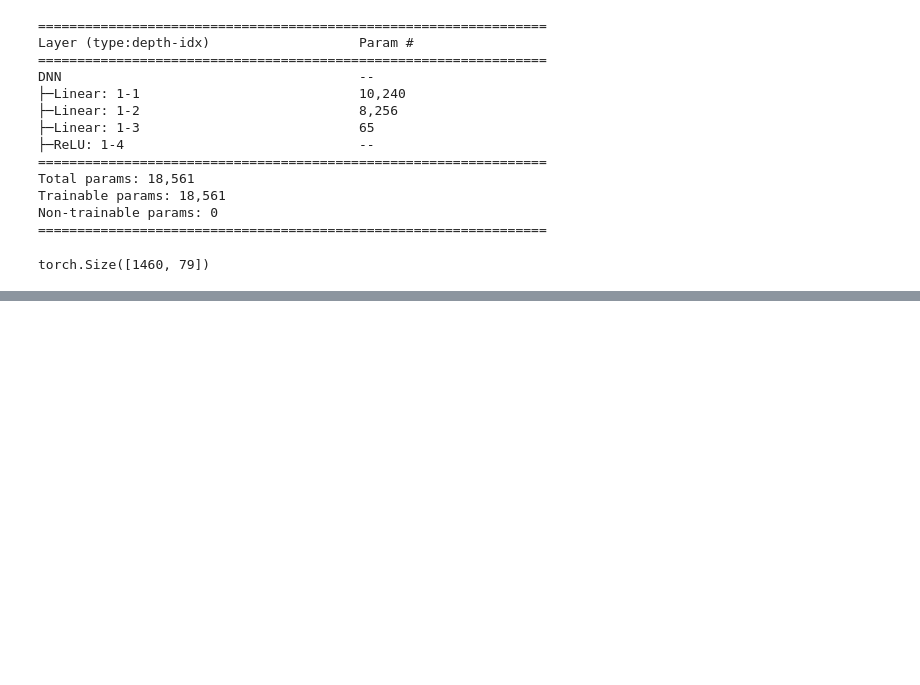
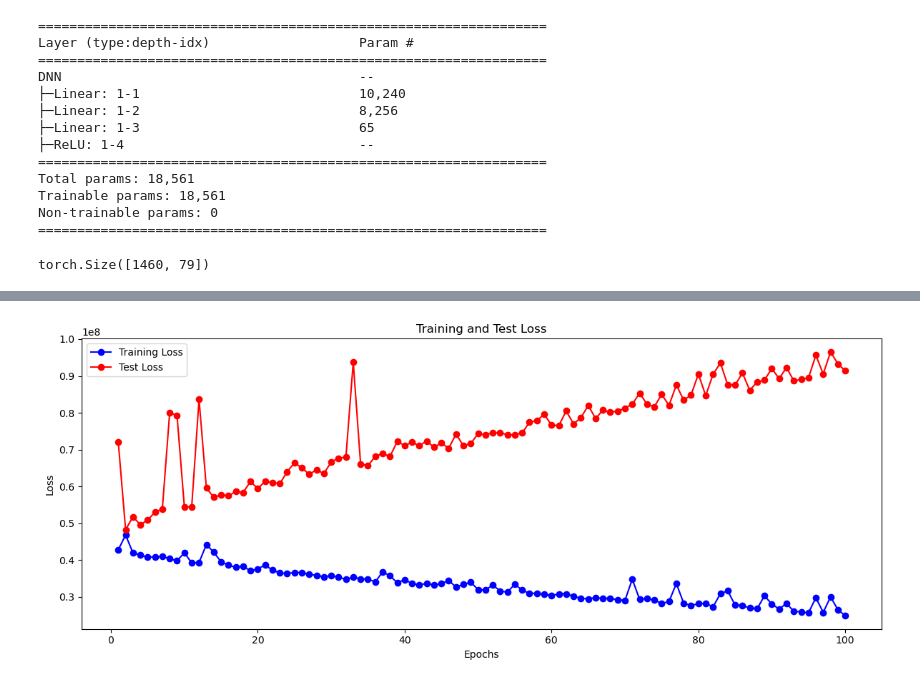
Before and after one commit to jaegon-kim/python_study, a Jupyter notebook: src/ai_essential_250317/house_price_prediction/prediction.ipynb, the cells around one changed output, grey strips where cells are left out. Saved outputs shown, nothing was run; the diff lists cells and outputs as text; code cells hidden in the pictures; blank space fills up the shorter version.

Commit message:
separating train data, and test data

```diff
--- a/src/ai_essential_250317/house_price_prediction/prediction.ipynb
+++ b/src/ai_essential_250317/house_price_prediction/prediction.ipynb
@@ -45,7 +57,8 @@ X.shape, y.shape, TEST.shape
 # %%
 # DataLoader 생성
 from torch.utils.data import DataLoader, TensorDataset
-train_loader = DataLoader(TensorDataset(X, y), batch_size=32, shuffle=True)
+train_loader = DataLoader(TensorDataset(train_X, train_y), batch_size=32, shuffle=True)
+test_loader = DataLoader(TensorDataset(test_X, test_y), batch_size=32, shuffle=True)
 # %%
 # DNN 모델 구성
 class DNN(nn.Module):
@@ -81,3 +124,26 @@ Non-trainable params: 0
+# %%
+# 평가 함수 정의
+def evaluate(model, test_loader, criterion, device):
+    model.eval()  # 모델을 평가 모드로 설정
+
+    running_loss = 0.0 # 미니 배치별 loss값을 누적할 변수
+
+    with torch.no_grad():  # 평가 중에는 기울기 계산을 하지 않음
+        for data, labels in test_loader: # 미니 배치 별 손실 계산
+            data, labels = data.to(device), labels.to(device) # 미니 배치별 데이터와 레이블 장치 할당
+
+            # 순전파
+            outputs = model(data)
+
+            # 손실 계산
+            loss = criterion(outputs, labels)
+
+            # 손실 누적
+            running_loss += loss.item()
+
+
+    # 현재 Epoch의 평균 손실 값 계산 및 반환
+    return running_loss / len(test_loader)
 # %%
 # 손실함수 및 옵티마이저 설정
 criterion = nn.MSELoss()
@@ -86,3 +152,19 @@ optimizer = optim.Adam(model.parameters())
 X.shape
 # %% [output]
 torch.Size([1460, 79])
+# %%
+train_losses = []
+test_losses = []
+
+# 학습 횟수 만큼 반복
+for epoch in range(1000):
+
+    # 모델 학습(학습데이터)
+    train_loss = train(model, train_loader, criterion, optimizer, device)
+    train_losses.append(train_loss)
+
+    # 모델 평가 (평가데이터)
+    test_loss = evaluate(model, test_loader, criterion, device)
+    test_losses.append(test_loss)
+
+    print(f'Epoch {epoch+1} Train Loss : {train_loss} Test Loss : {test_loss}')
@@ -89,3 +189,7 @@ torch.Size([1460, 79])
+# %%
+plot_training_results(train_losses, test_losses)
+# %% [output]
+[figure, added]
 # %%
 # 모델 학습 과정 구현
 epochs = 1000
```
Also changed, not shown: parts of 6 cells of this notebook.
